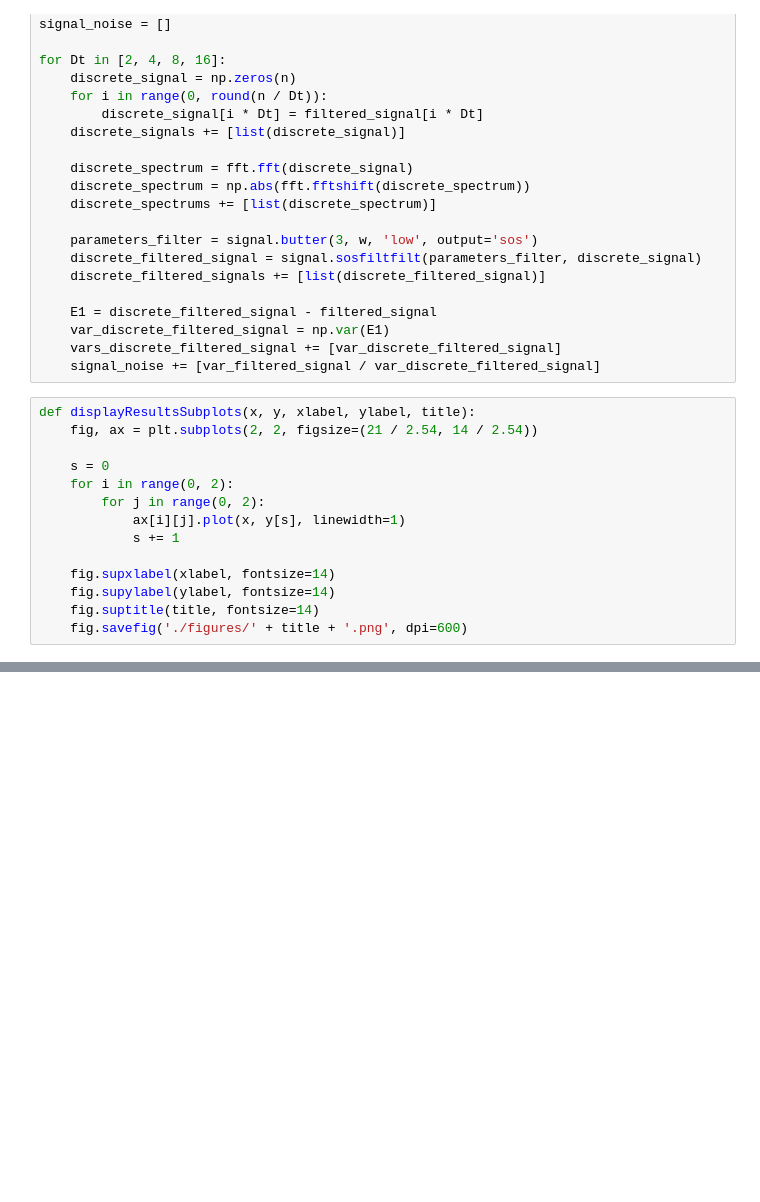
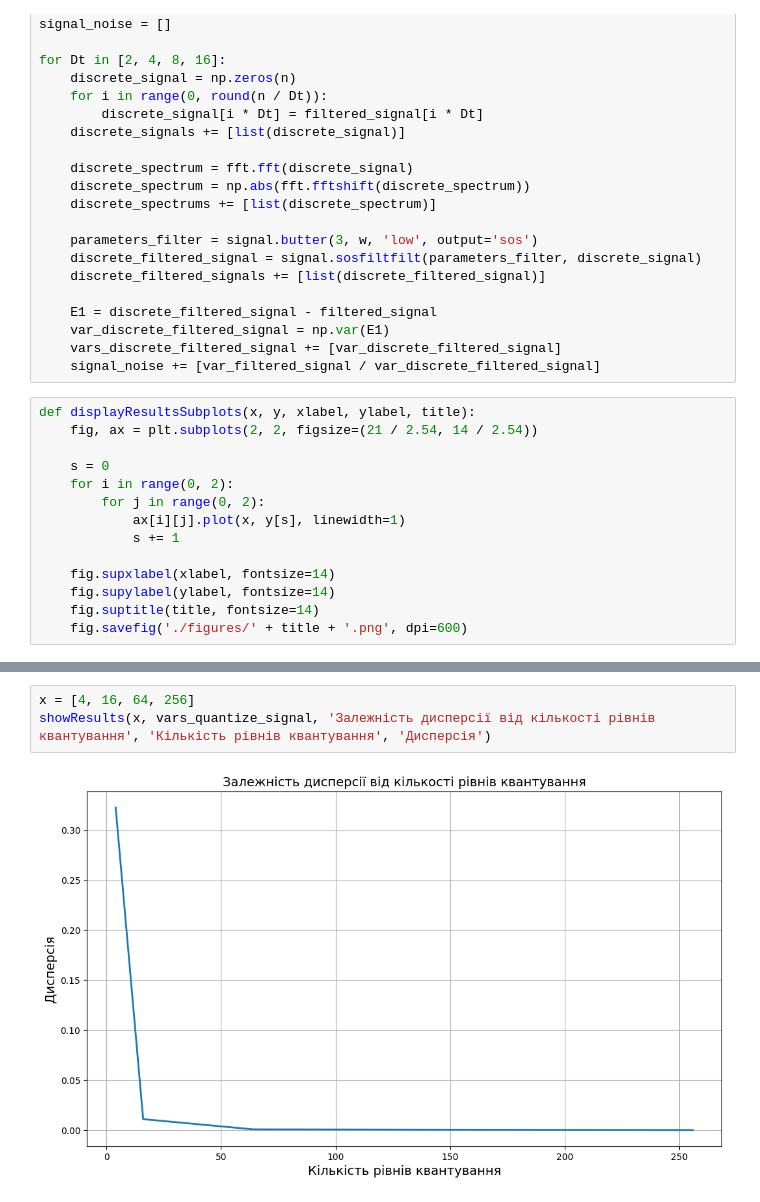
Before and after one commit to Vladyslav-Kolisnyk/TDC_Kolisnyk_526, a Jupyter notebook: SignalProcessing/SignalProcessing.ipynb, the cells around one changed output, grey strips where cells are left out. Saved outputs shown, nothing was run; the diff lists cells and outputs as text; blank space fills up the shorter version.

```diff
--- a/SignalProcessing/SignalProcessing.ipynb
+++ b/SignalProcessing/SignalProcessing.ipynb
@@ -103,0 +155,5 @@ showResults(x, signal_noise, 'Залежність співвідношення
+# %%
+x = [4, 16, 64, 256]
+showResults(x, vars_quantize_signal, 'Залежність дисперсії від кількості рівнів квантування', 'Кількість рівнів квантування', 'Дисперсія')
+# %% [output]
+[figure, added]
```
Also changed, not shown: parts of 10 cells of this notebook, 18 other files.
